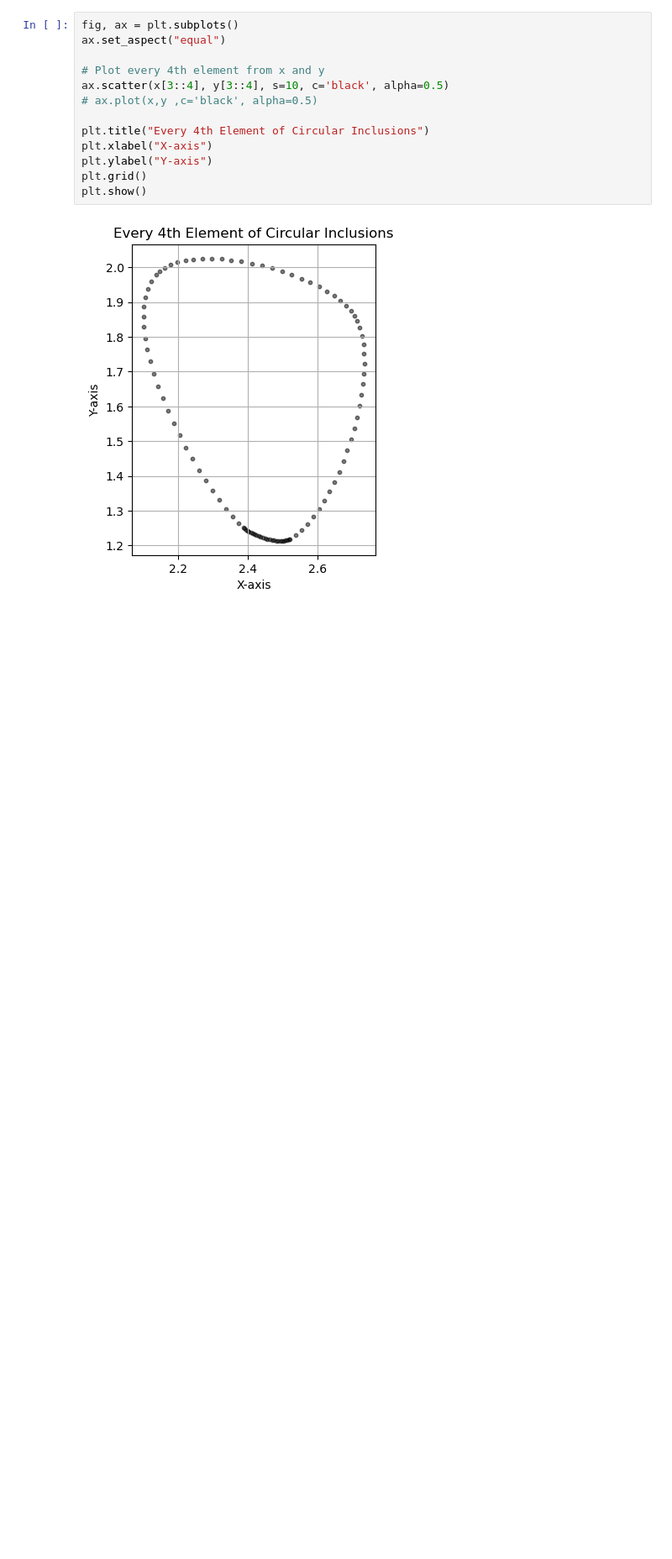
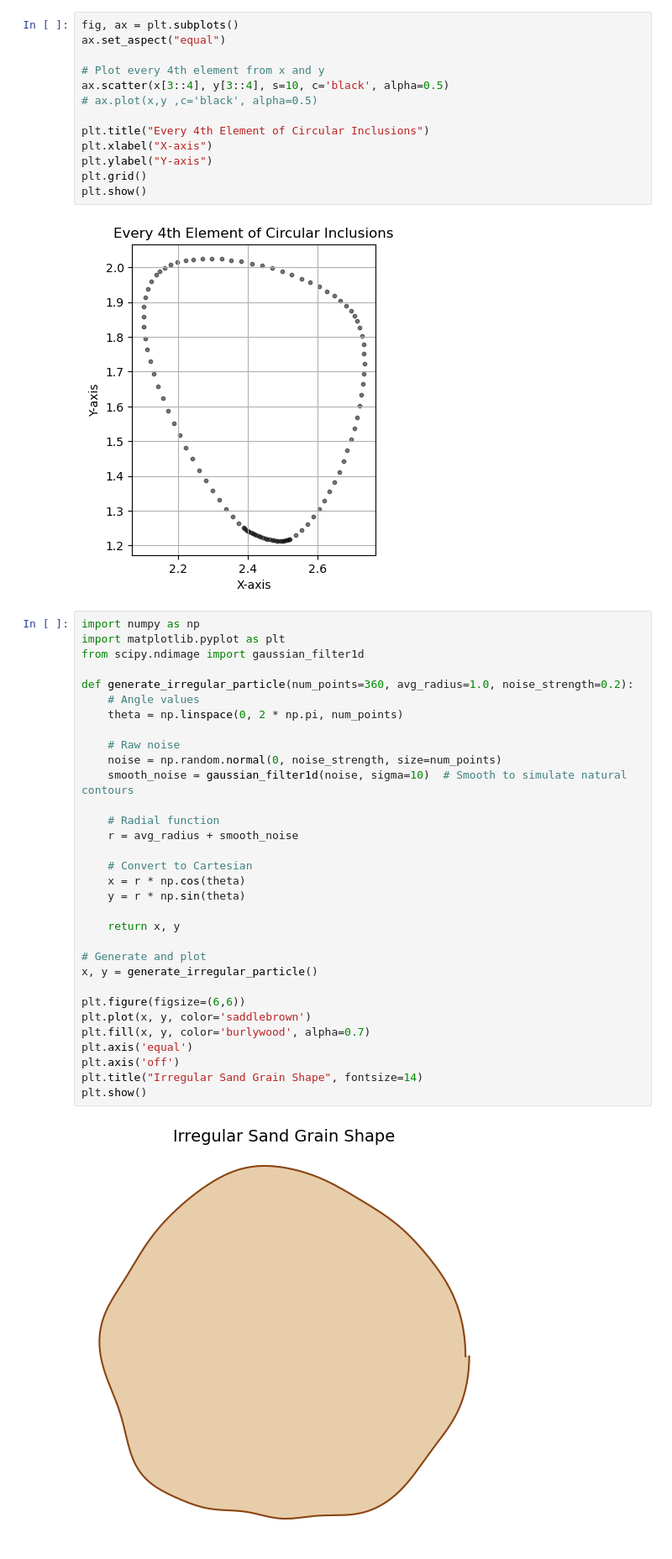
Before and after one commit to tirtho109/SHPSG_test1, a Jupyter notebook: test.ipynb, the cells around one changed output. Shown at 84% size. Cells and saved outputs as stored; diff of their text form; blank space fills up the shorter version.

```diff
--- a/test.ipynb
+++ b/test.ipynb
@@ -282,3 +282,37 @@ plt.grid()
 plt.show()
 # %% [output]
 [figure]
+# %%
+import numpy as np
+import matplotlib.pyplot as plt
+from scipy.ndimage import gaussian_filter1d
+
+def generate_irregular_particle(num_points=360, avg_radius=1.0, noise_strength=0.2):
+    # Angle values
+    theta = np.linspace(0, 2 * np.pi, num_points)
+
+    # Raw noise
+    noise = np.random.normal(0, noise_strength, size=num_points)
+    smooth_noise = gaussian_filter1d(noise, sigma=10)  # Smooth to simulate natural contours
+
+    # Radial function
+    r = avg_radius + smooth_noise
+
+    # Convert to Cartesian
+    x = r * np.cos(theta)
+    y = r * np.sin(theta)
+
+    return x, y
+
+# Generate and plot
+x, y = generate_irregular_particle()
+
+plt.figure(figsize=(6,6))
+plt.plot(x, y, color='saddlebrown')
+plt.fill(x, y, color='burlywood', alpha=0.7)
+plt.axis('equal')
+plt.axis('off')
+plt.title("Irregular Sand Grain Shape", fontsize=14)
+plt.show()
+# %% [output]
+[figure, added]
```
Also changed, not shown: parts of 2 cells of this notebook, 11 other files.
